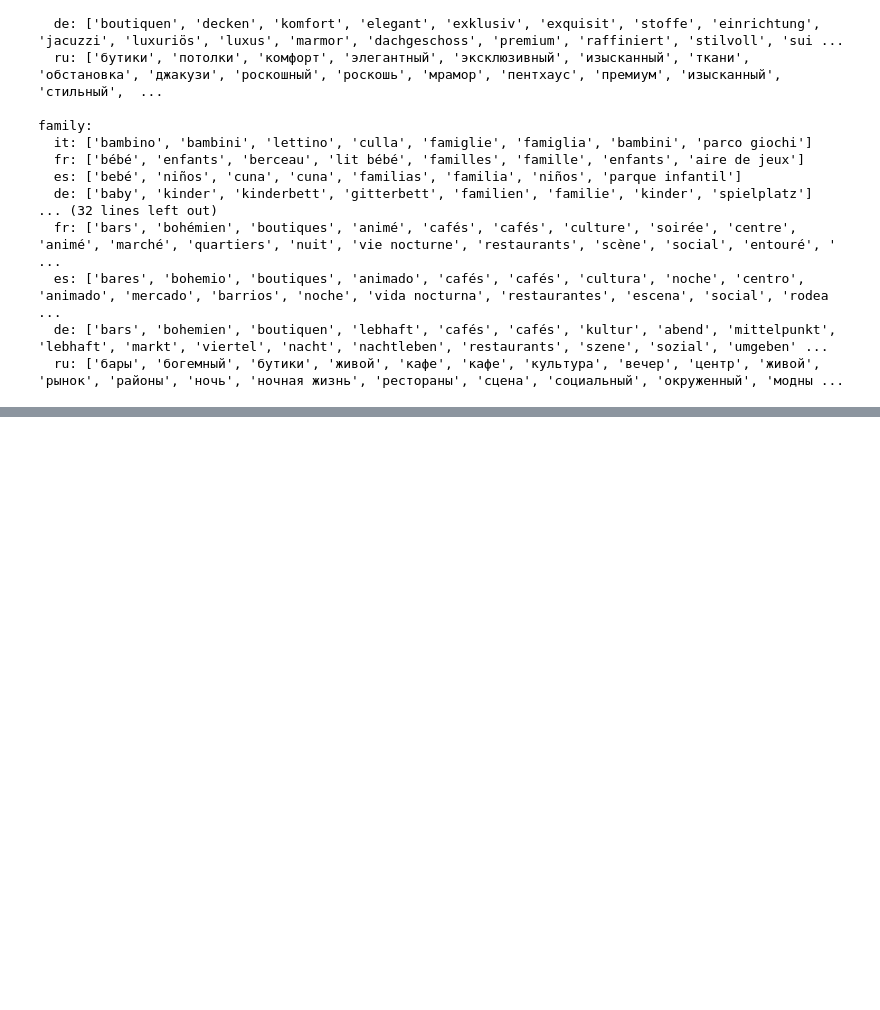
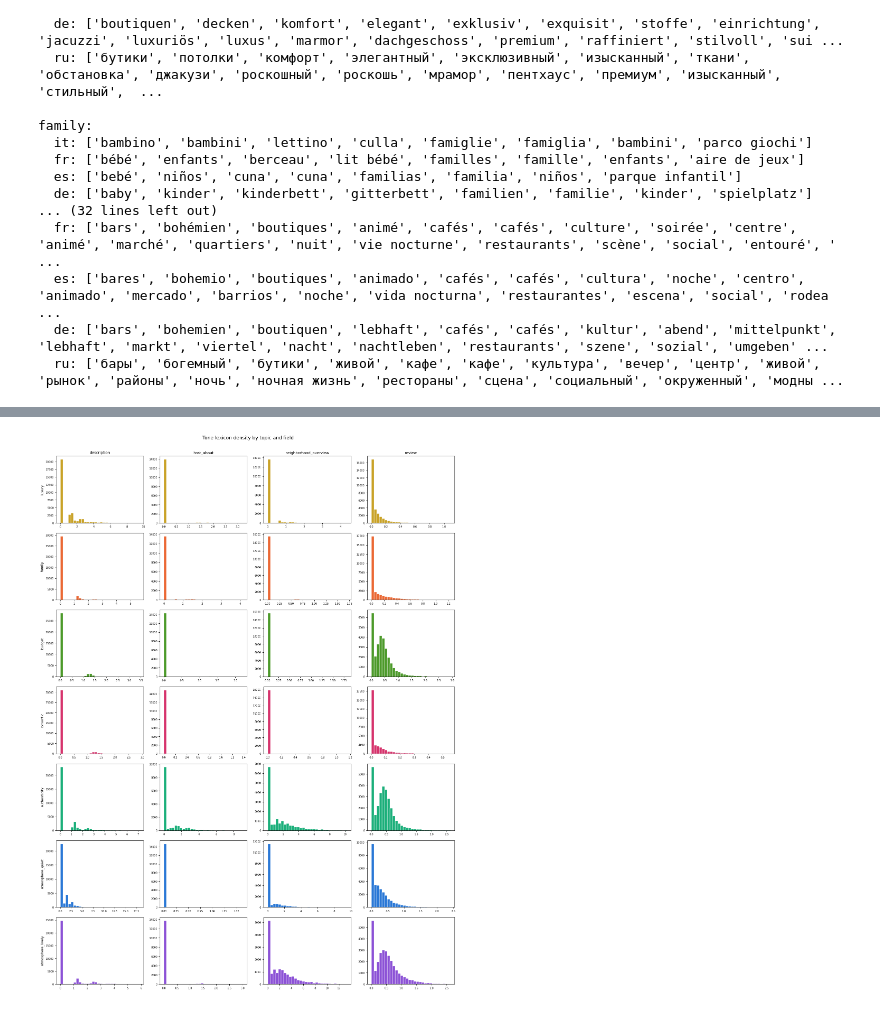
Before and after one commit to pln6/airbnb-market-segmentation-analysis, a Jupyter notebook: notebooks/02_feature_engineering.ipynb, the cells around one changed output, grey strips where cells are left out. Cells and saved outputs as stored; diff of their text form; code cells hidden in the pictures; blank space fills up the shorter version.

Commit message:
feat: apply tone lexicon densities across listing/review fields

```diff
--- a/notebooks/02_feature_engineering.ipynb
+++ b/notebooks/02_feature_engineering.ipynb
@@ -2607,0 +2697,22 @@ family:
+# %%
+# summary table — coverage + distribution stats, one row per (topic, field)
+tone_topics = list(tone_lexicons_multilingual.keys())
+tone_fields = ['description', 'host_about', 'neighborhood_overview', 'review']
+n_total = len(listings_clean)
+
+summary_rows = []
+for topic in tone_topics:
+    for field in tone_fields:
+        data = listings_clean[f'{field}_{topic}_density'].dropna()
+        summary_rows.append({
+            'topic': topic, 'field': field,
+            'n_computed': len(data),
+            'coverage_pct': round(len(data) / n_total * 100, 1),
+            'mean': round(data.mean(), 3) if len(data) else np.nan,
+            'median': round(data.median(), 3) if len(data) else np.nan,
+            'std': round(data.std(), 3) if len(data) else np.nan,
+            'max': round(data.max(), 3) if len(data) else np.nan,
+        })
+
+tone_density_summary = pd.DataFrame(summary_rows)
+display(tone_density_summary)
@@ -2607,0 +2737,24 @@ family:
+# %%
+# distributions
+fig, axes = plt.subplots(len(tone_topics), len(tone_fields), figsize=(16, 3 * len(tone_topics)))
+
+for row, topic in enumerate(tone_topics):
+    for col, field in enumerate(tone_fields):
+        ax = axes[row, col]
+        data = listings_clean[f'{field}_{topic}_density'].dropna()
+        if len(data) == 0:
+            ax.set_visible(False)
+            continue
+        upper = data.quantile(0.99)
+        ax.hist(data[data <= upper], bins=30, color=colors_topics[topic], edgecolor='white')
+        if row == 0:
+            ax.set_title(field, fontsize=10)
+        if col == 0:
+            ax.set_ylabel(topic, fontsize=9)
+        ax.tick_params(labelsize=7)
+
+plt.suptitle('Tone lexicon density by topic and field', fontsize=13, y=1.005)
+plt.tight_layout()
+plt.show()
+# %% [output]
+[figure, added]
```
Also changed, not shown: parts of 7 cells of this notebook.
